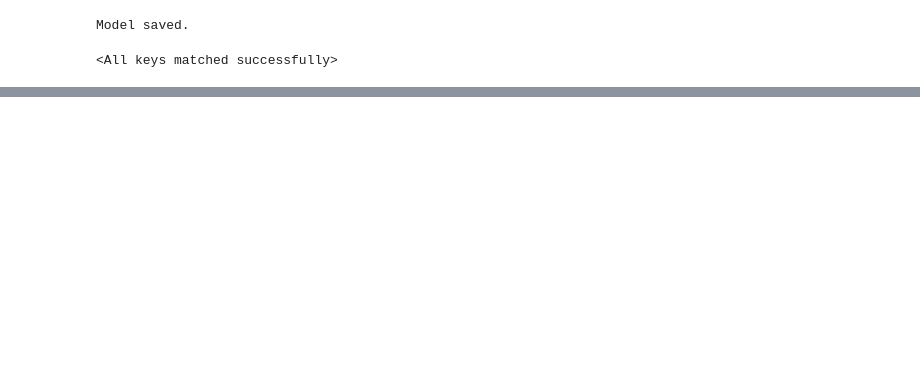
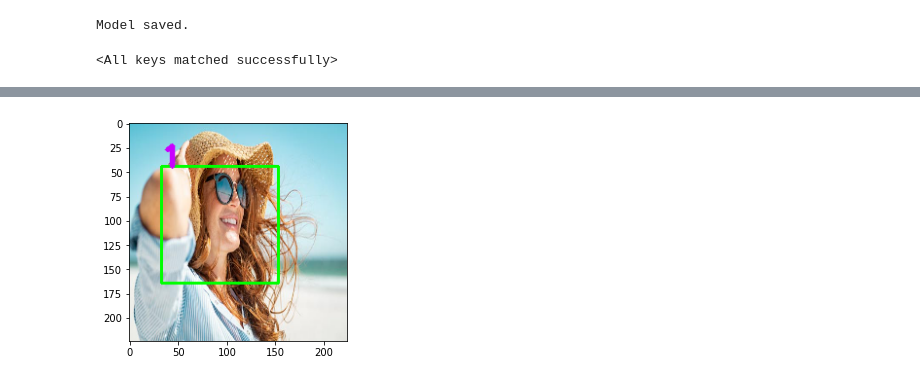
Before and after one commit to Wenjie0o0/class, a Jupyter notebook: Homework02_111C52024_林汶潔.ipynb, the cells around one changed output, grey strips where cells are left out. Cells and saved outputs as stored; diff of their text form; code cells hidden in the pictures; blank space fills up the shorter version.

```diff
--- a/Homework02_111C52024_林汶潔.ipynb
+++ b/Homework02_111C52024_林汶潔.ipynb
@@ -590,18 +577 @@ torch.onnx.export(model,
         opset_version=11)
-# %%
-#!pip install onnxruntime
-#!pip install onnxruntime-gpu
-import onnxruntime
-import numpy as np
-img_path="/content/drive/MyDrive/My Drive/datasets/FaceDetection/test/test1.jpg"
-session = onnxruntime.InferenceSession("/content/Model_facedetection_v2.onnx",providers=['CUDAExecutionProvider', 'CPUExecutionProvider'])
-input_name = session.get_inputs()[0].name
-output_name = session.get_outputs()[0].name
-print(input_name,session.get_inputs()[0].shape)
-print("------------")
-print(output_name,session.get_outputs()[0].shape)
-
-x_test=cv2.imread(img_path)
-x_test=cv2.cvtColor(x_test,cv2.COLOR_BGR2RGB)
-
-result = session.run([output_name], {input_name:x_test.astype(np.float32)})
@@ -612,0 +597,79 @@ InvalidArgument: ignored
+# %%
+import onnxruntime
+import numpy as np
+from google.colab.patches import cv2_imshow
+from os import listdir
+from os.path import isfile, isdir, join
+
+#img_path="/content/drive/MyDrive/datasets/FaceDetection/test/test1.jpg"
+#img_path="/content/drive/MyDrive/Colab Notebooks/datasets/FaceDetection/test/test1.jpg"
+
+readPath = "/content/drive/MyDrive/datasets/FaceDetection/test"
+files = listdir(readPath)
+# 以迴圈處理
+print(files)
+for f in files:
+    # 產生檔案的絕對路徑
+    fullpath = join(readPath, f)
+    # 判斷 fullpath 是檔案還是目錄
+    if isfile(fullpath):
+      print("發現檔案：", f)
+      img=cv2.imread(fullpath)
+      img1 = cv2.cvtColor(img,cv2.COLOR_BGR2RGB)
+      img1 = cv2.resize(img, (224, 224), interpolation=cv2.INTER_AREA)
+      img1=np.transpose(img1,(2,0,1))
+      img1=np.expand_dims(img1,axis=0)
+      sess = onnxruntime.InferenceSession("/content/drive/MyDrive/Model_facedetection_v2.onnx",providers=['CUDAExecutionProvider', 'CPUExecutionProvider'])
+      input_name = sess.get_inputs()[0].name
+      label_name = sess.get_outputs()[0].name
+      print(input_name,sess.get_inputs()[0].shape)
+      result = sess.run([], {input_name:img1.astype(dtype=np.float32)})
+
+      #outputs = [torch.Tensor(x) for x in result]  # 转换为 tensor
+      with torch.no_grad():
+          preds_class = torch.tensor(result[0])
+          preds_bb = torch.tensor(result[1])
+
+      preds_bb = preds_bb[0]
+      preds_bb = torch.reshape(preds_bb,(n_bbox, 4)) # (batch, n_bbox, 4)
+      preds_bb = preds_bb.detach().cpu().numpy()
+      print('preds_bb',preds_bb)
+
+      w_half = abs(preds_bb[:,2])/2
+      h_half = abs(preds_bb[:,3])/2
+      x_min = abs(preds_bb[:,0])
+      y_min = abs(preds_bb[:,1])
+      x_max = abs(preds_bb[:,0])+w_half
+      y_max = abs(preds_bb[:,1])+h_half
+      preds_bb[:,0]=x_min+5
+      preds_bb[:,1]=y_min+20
+      preds_bb[:,2]=x_min+5+120
+      preds_bb[:,3]=y_min+20+120
+      #preds_bb = preds_bb*3
+
+      preds_class = preds_class[0]
+      preds_class = torch.reshape(preds_class,(n_bbox, n_class+1)) # ( n_bbox, n_class+1)
+      preds_class = nn.Softmax(dim=1)(preds_class)
+      #print('preds_class:',preds_class)
+
+      v, ind = torch.max(preds_class,dim=1)
+      v = v.detach().cpu().numpy()
+      ind = ind.detach().cpu().numpy()
+
+      p_bbox, final_bbox=[],[]
+      final_label=[]
+
+      for i,tmp_ind in enumerate(ind):
+          if tmp_ind > 0:
+              p_bbox.append(preds_class[i,tmp_ind])
+              final_bbox.append(preds_bb[i,:])
+              final_label.append(tmp_ind)
+          print('final_bbox:',final_bbox)
+          print('final_label:',final_label)
+
+      img = Image.open(fullpath, mode='r')
+      img = img.convert('RGB')
+      img, bboxs = resizewithbbox(img, bboxs, newsize=[224,224])
+      resize_img=np.array(img.copy())
+      plot_image_withbbox(resize_img, final_bbox,final_label, flag_bgr=0)
+# %% [output]
@@ -612,0 +682 @@ InvalidArgument: ignored
+[figure, added]
```
Also changed, not shown: parts of 11 cells of this notebook.
